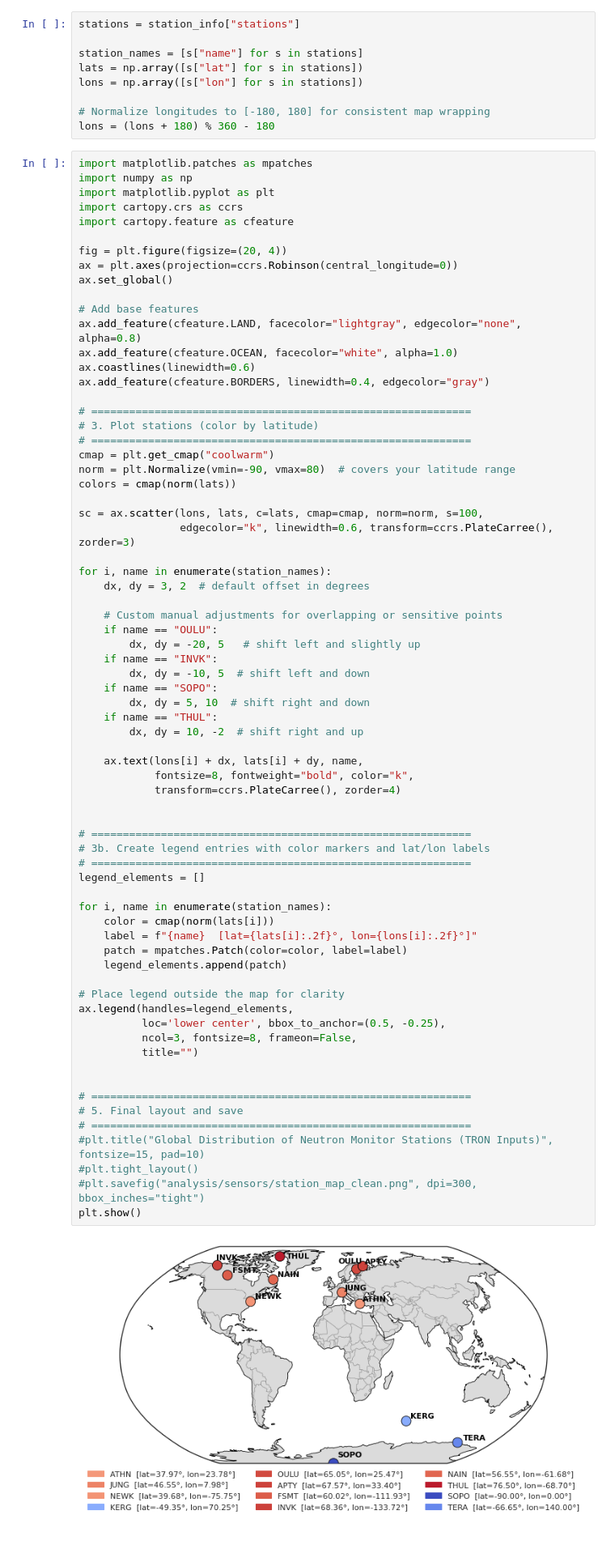
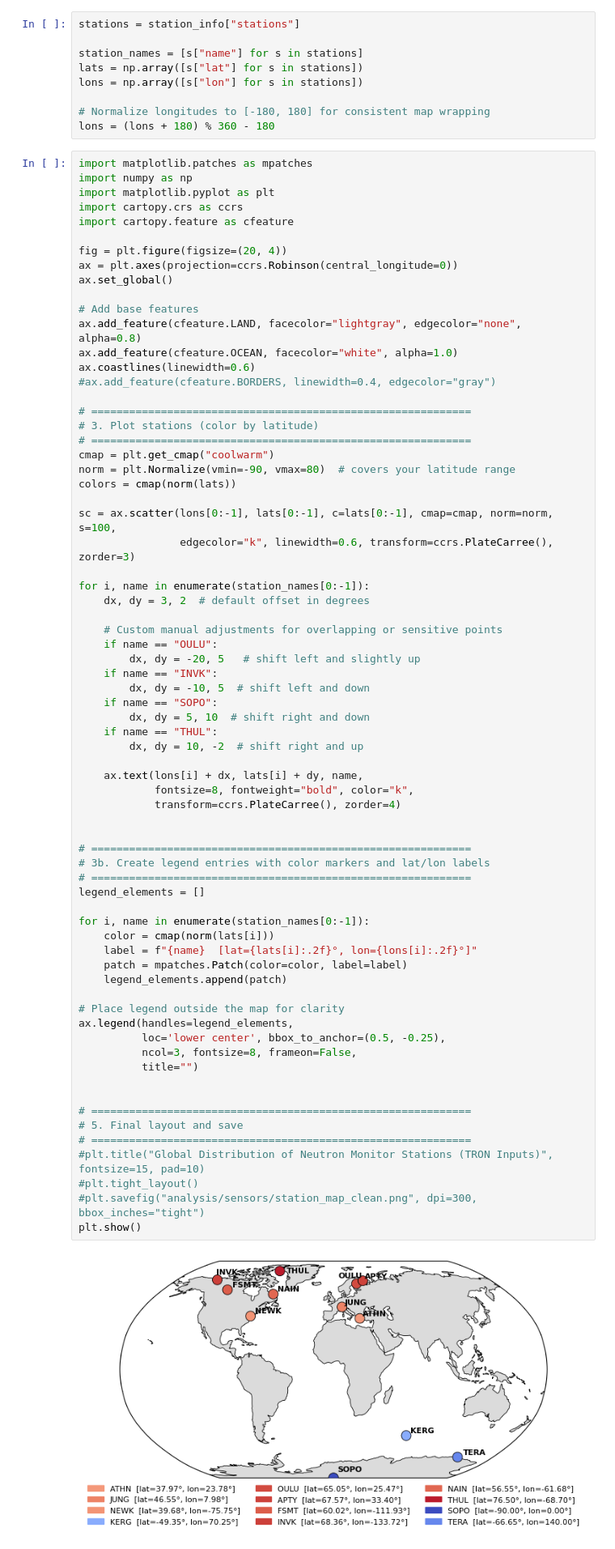
Before and after one commit to kkazuma19/CosmicRays-Operator, a Jupyter notebook: analysis/sensors/notebook.ipynb, the cells around one changed output. Shown at 81% size. Saved outputs shown, nothing was run; the diff lists cells and outputs as text.

```diff
--- a/analysis/sensors/notebook.ipynb
+++ b/analysis/sensors/notebook.ipynb
@@ -142,7 +142,7 @@ ax.set_global()
 ax.add_feature(cfeature.LAND, facecolor="lightgray", edgecolor="none", alpha=0.8)
 ax.add_feature(cfeature.OCEAN, facecolor="white", alpha=1.0)
 ax.coastlines(linewidth=0.6)
-ax.add_feature(cfeature.BORDERS, linewidth=0.4, edgecolor="gray")
+#ax.add_feature(cfeature.BORDERS, linewidth=0.4, edgecolor="gray")
 
 # ============================================================
 # 3. Plot stations (color by latitude)
@@ -151,10 +151,10 @@ cmap = plt.get_cmap("coolwarm")
 norm = plt.Normalize(vmin=-90, vmax=80)  # covers your latitude range
 colors = cmap(norm(lats))
 
-sc = ax.scatter(lons, lats, c=lats, cmap=cmap, norm=norm, s=100,
+sc = ax.scatter(lons[0:-1], lats[0:-1], c=lats[0:-1], cmap=cmap, norm=norm, s=100,
                 edgecolor="k", linewidth=0.6, transform=ccrs.PlateCarree(), zorder=3)
 
-for i, name in enumerate(station_names):
+for i, name in enumerate(station_names[0:-1]):
     dx, dy = 3, 2  # default offset in degrees
 
     # Custom manual adjustments for overlapping or sensitive points
@@ -170,32 +170,32 @@ for i, name in enumerate(station_names):
     ax.text(lons[i] + dx, lats[i] + dy, name,
             fontsize=8, fontweight="bold", color="k",
             transform=ccrs.PlateCarree(), zorder=4)
 
 
 # ============================================================
 # 3b. Create legend entries with color markers and lat/lon labels
 # ============================================================
 legend_elements = []
 
-for i, name in enumerate(station_names):
+for i, name in enumerate(station_names[0:-1]):
     color = cmap(norm(lats[i]))
     label = f"{name}  [lat={lats[i]:.2f}°, lon={lons[i]:.2f}°]"
     patch = mpatches.Patch(color=color, label=label)
     legend_elements.append(patch)
 
 # Place legend outside the map for clarity
 ax.legend(handles=legend_elements,
           loc='lower center', bbox_to_anchor=(0.5, -0.25),
           ncol=3, fontsize=8, frameon=False,
           title="")
 
 
 # ============================================================
 # 5. Final layout and save
 # ============================================================
 #plt.title("Global Distribution of Neutron Monitor Stations (TRON Inputs)", fontsize=15, pad=10)
 #plt.tight_layout()
 #plt.savefig("analysis/sensors/station_map_clean.png", dpi=300, bbox_inches="tight")
 plt.show()
 # %% [output]
-[figure, old version]
+[figure, new version]
```
Also changed, not shown: parts of 11 cells of this notebook, 22 other files.
